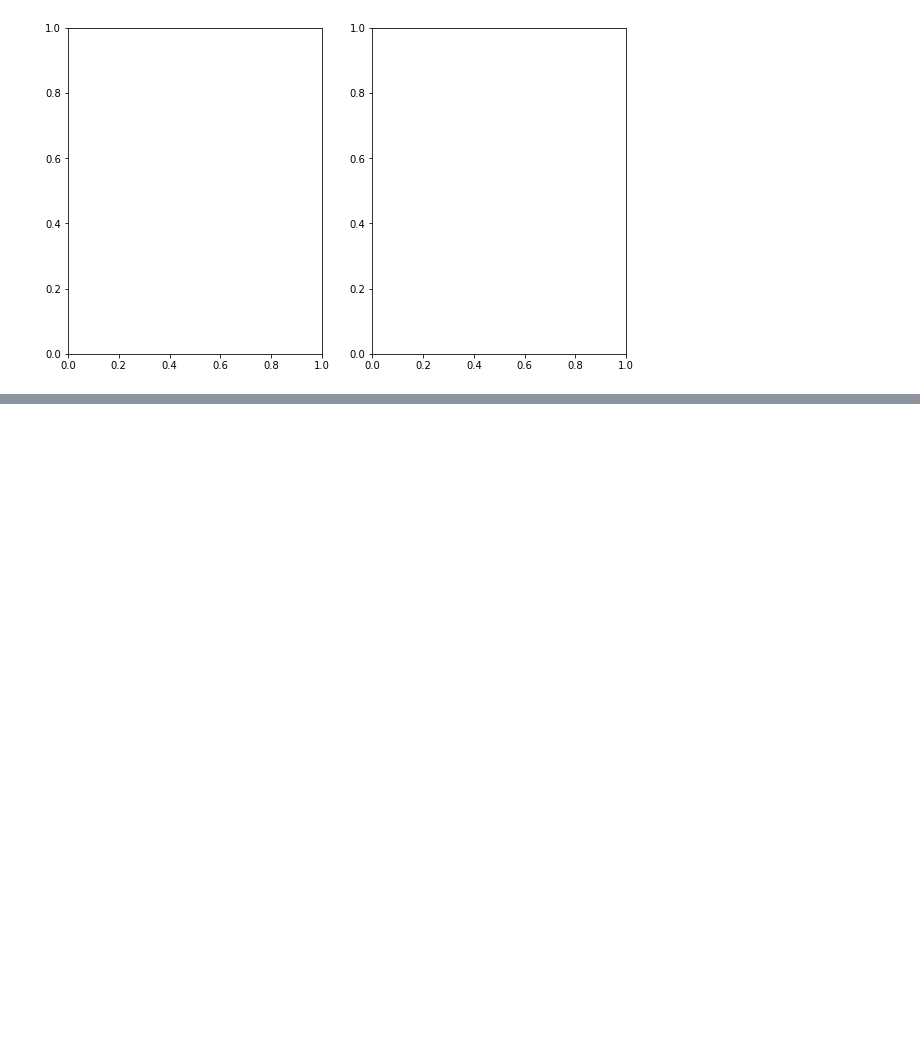
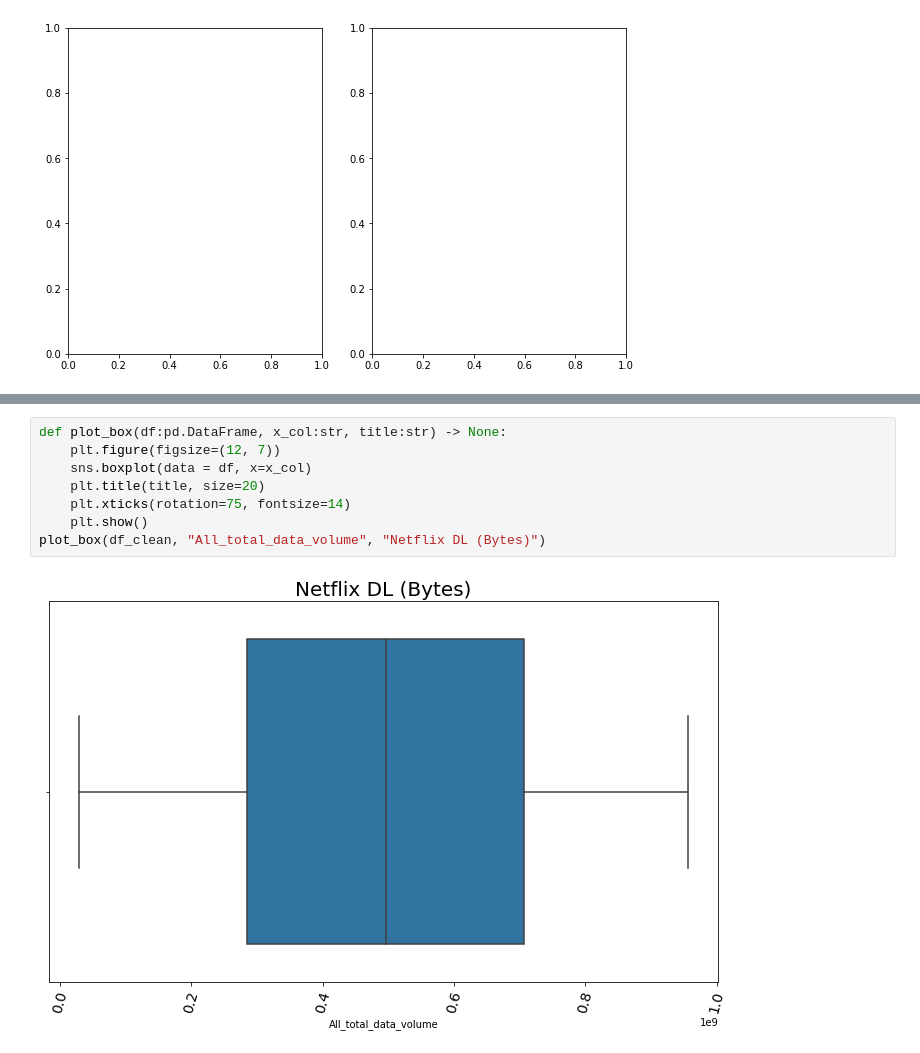
Before and after one commit to behigu/TellCo-Telecom-User-s-Data-Analysis, a Jupyter notebook: notebooks/Telco_telecom_user_data_analysis.ipynb, the cells around one changed output, grey strips where cells are left out. Saved outputs shown, nothing was run; the diff lists cells and outputs as text; blank space fills up the shorter version.

```diff
--- a/notebooks/Telco_telecom_user_data_analysis.ipynb
+++ b/notebooks/Telco_telecom_user_data_analysis.ipynb
@@ -405,0 +443,10 @@ MemoryError: ignored
+# %%
+def plot_box(df:pd.DataFrame, x_col:str, title:str) -> None:
+    plt.figure(figsize=(12, 7))
+    sns.boxplot(data = df, x=x_col)
+    plt.title(title, size=20)
+    plt.xticks(rotation=75, fontsize=14)
+    plt.show()
+plot_box(df_clean, "All_total_data_volume", "Netflix DL (Bytes)")
+# %% [output]
+[figure, added]
```
Also changed, not shown: parts of 6 cells of this notebook.
